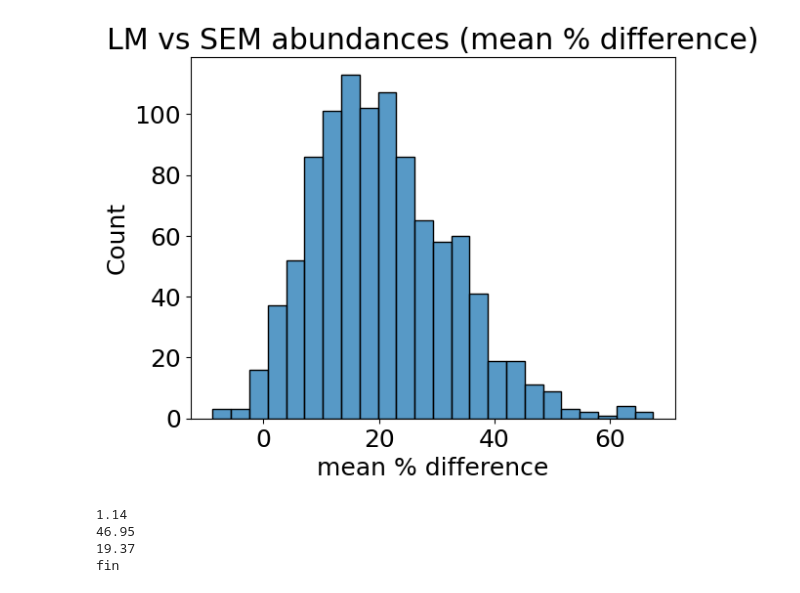
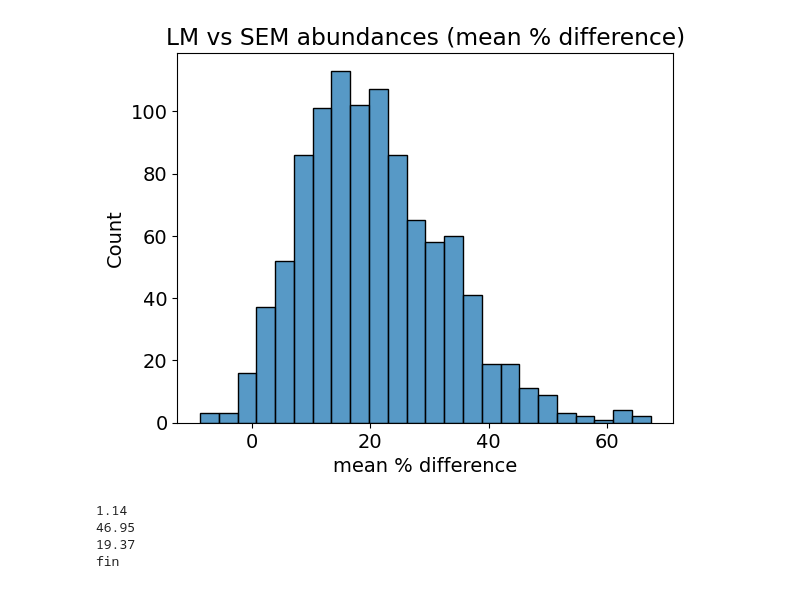
Before and after one commit to nanophyto/CASCADE, a Jupyter notebook: notebooks/4. plots.ipynb, the cells around one changed output. Drawn from its saved outputs; the diff is of its cells as text; code cells hidden in the pictures.

```diff
--- a/notebooks/4. plots.ipynb
+++ b/notebooks/4. plots.ipynb
@@ -20,5 +16,5 @@ LM_SEM_size(figsize=(10, 9))
 # %%
 d = pd.read_csv("./data/Zenodo/gridded_datasets/gridded_abundances.csv")
-depth_time_samples_plot(d)
-plt.rcParams.update({'font.size': 30})
+plot_samples_latlon(d)
+plt.savefig("./Figures/Figure2a.svg", format='svg', dpi=300)
 # %% [output]
@@ -40,9 +39,12 @@ plot_samples_latlon(d)
 # %%
-plt.rcParams.update({'font.size': 18})
+plt.rcParams.update({'font.size': 14})
 
-LM_SEM_size_plot(d_path = "./data/Bollman2002.csv")
+fig = LM_SEM_size_plot(d_path = "./data/Bollman2002.csv")
+
+fig.savefig("./Figures/Figure7.svg", format='svg', dpi=300)
+fig.savefig("./Figures/Figure7.png", format='png', dpi=300)
 # %% [output]
-[figure, old version]
+[figure, new version]
 1.14
 46.95
 19.37
```
Also changed, not shown: parts of 10 cells of this notebook, 23 other files.
